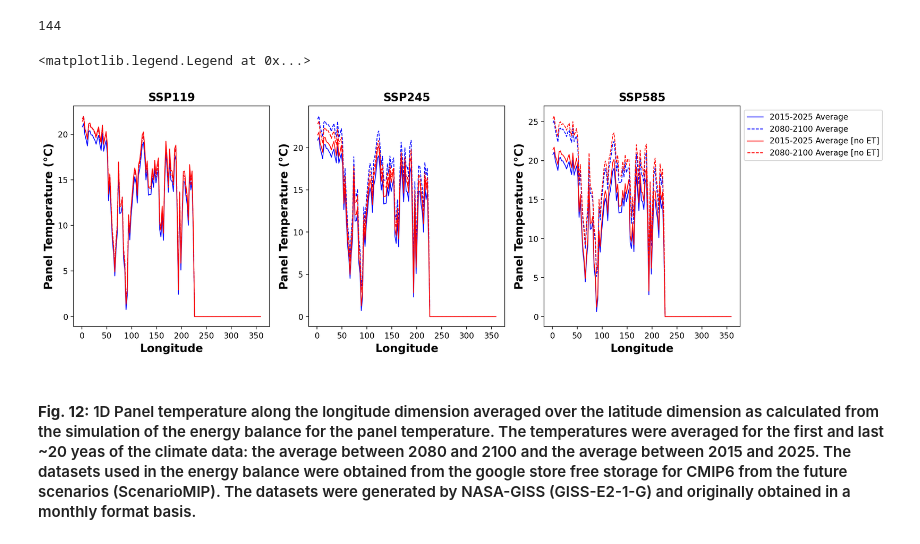
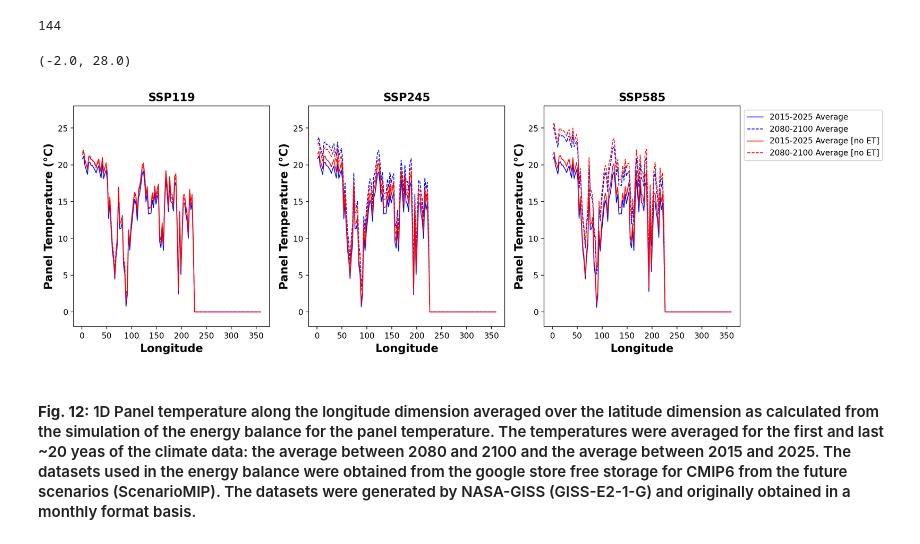
Before and after one commit to EES-3506-5506/EES3506_5506_Fall2023_FinalProject_Merheb, a Jupyter notebook: FinalProject_Merheb_DatasetsObservations.ipynb, the cells around one changed output. Cells and saved outputs as stored; diff of their text form; code cells hidden in the pictures.

```diff
--- a/FinalProject_Merheb_DatasetsObservations.ipynb
+++ b/FinalProject_Merheb_DatasetsObservations.ipynb
@@ -1376,35 +1382,38 @@ ax1.plot(lon['Longitude'], df_lon_noET['SSP119_last10_noET_lon'], color='red',
          linewidth=1, linestyle='--', label='2080-2100 Average [no ET]')
 ax1.set_xlabel('Longitude', fontsize=14, fontweight='bold')
 ax1.set_ylabel('Panel Temperature (\u00b0C)', fontsize=14, fontweight='bold')
 ax1.set_title('SSP119', fontsize=14, fontweight='bold')
+ax1.set_ylim(-2,28)
 
 ax2.plot(lon['Longitude'], df_lon['SSP245_first10_lon'], color='blue',
          linewidth=1, label='2015-2025 Average')
 ax2.plot(lon['Longitude'], df_lon_noET['SSP245_last10_noET_lon'], color='blue',
          linewidth=1, linestyle='--', label='2080-2100 Average')
 ax2.plot(lon['Longitude'], df_lon_noET['SSP245_first10_noET_lon'], color='red',
          linewidth=1, label='2015-2025 Average [no ET]')
 ax2.plot(lon['Longitude'], df_lon['SSP245_last10_lon'], color='red',
          linewidth=1, linestyle='--', label='2080-2100 Average [no ET]')
 ax2.set_xlabel('Longitude', fontsize=14, fontweight='bold')
 ax2.set_ylabel('Panel Temperature (\u00b0C)', fontsize=14, fontweight='bold')
 ax2.set_title('SSP245', fontsize=14, fontweight='bold')
+ax2.set_ylim(-2,28)
 
 ax3.plot(lon['Longitude'], df_lon['SSP585_first10_lon'], color='blue',
          linewidth=1, label='2015-2025 Average')
 ax3.plot(lon['Longitude'], df_lon['SSP585_last10_lon'], color='blue',
          linewidth=1, linestyle='--', label='2080-2100 Average')
 ax3.plot(lon['Longitude'], df_lon_noET['SSP585_first10_noET_lon'], color='red',
          linewidth=1, label='2015-2025 Average [no ET]')
 ax3.plot(lon['Longitude'], df_lon_noET['SSP585_last10_noET_lon'], color='red',
          linewidth=1, linestyle='--', label='2080-2100 Average [no ET]')
 ax3.set_xlabel('Longitude', fontsize=14, fontweight='bold')
 ax3.set_ylabel('Panel Temperature (\u00b0C)', fontsize=14, fontweight='bold')
 ax3.set_title('SSP585', fontsize=14, fontweight='bold')
 ax3.legend(bbox_to_anchor=(1, 1), bbox_transform=ax3.transAxes)
+ax3.set_ylim(-2,28)
 # %% [output]
-<matplotlib.legend.Legend at 0x...>
+(-2.0, 28.0)
-[figure, old version]
+[figure, new version]
 # %% [markdown]
 #### __Fig. 12:__ 1D Panel temperature along the longitude dimension averaged over the latitude dimension as calculated from the simulation of the energy balance for the panel temperature. The temperatures were averaged for the first and last ~20 yeas of the climate data: the average between 2080 and 2100 and the average between 2015 and 2025. The datasets used in the energy balance were obtained from the google store free storage for CMIP6 from the future scenarios (ScenarioMIP). The datasets were generated by NASA-GISS (GISS-E2-1-G) and originally obtained in a monthly format basis.
 # %%
```
Also changed, not shown: parts of 5 cells of this notebook.
